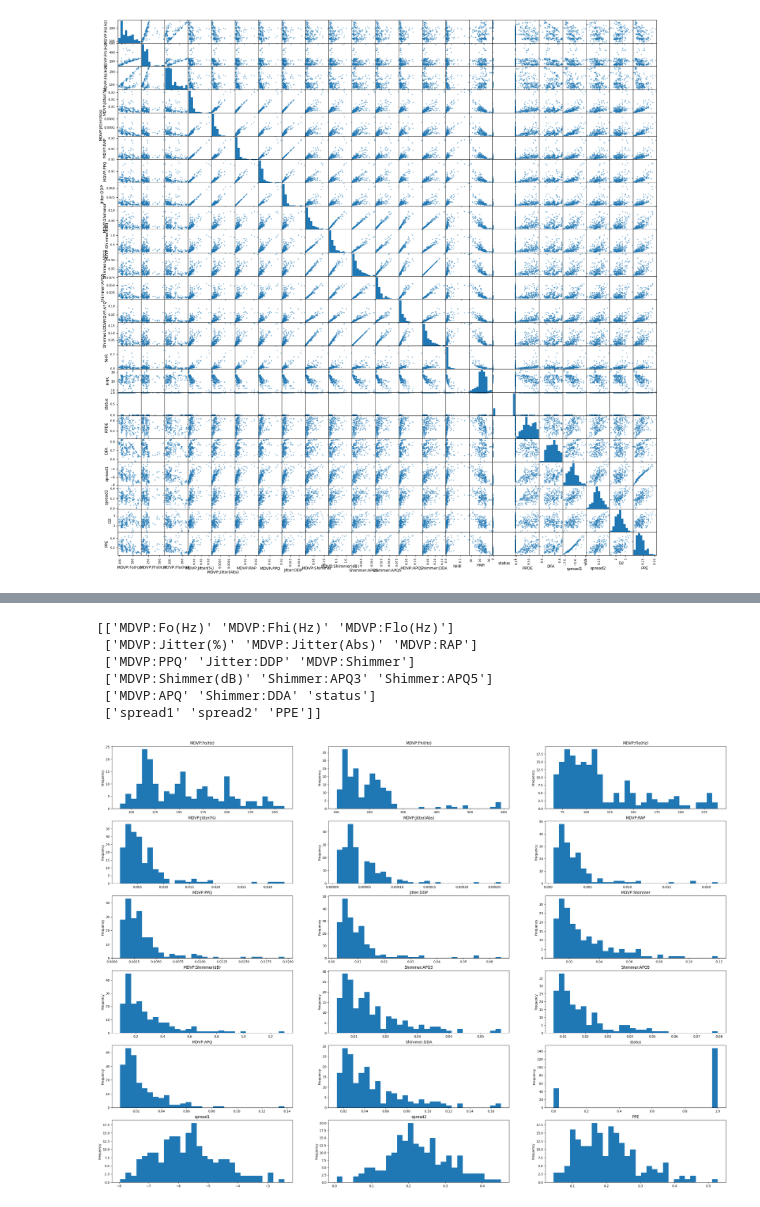
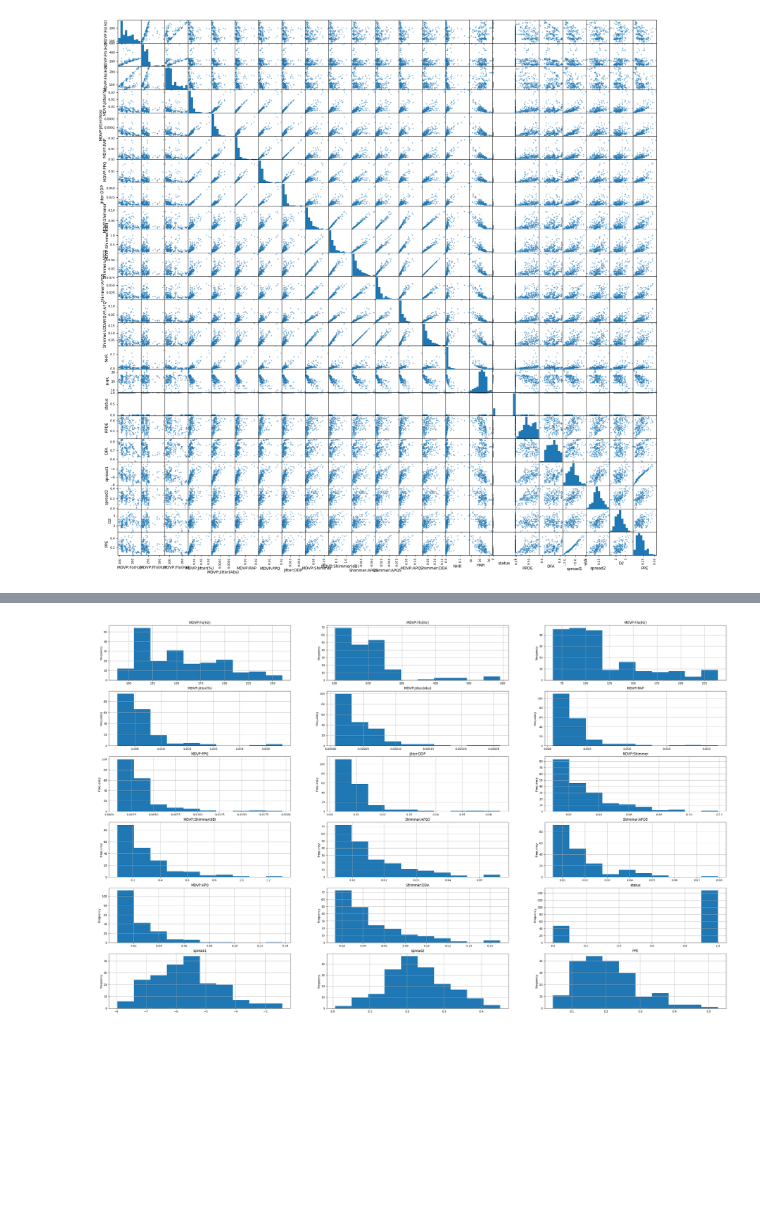
Before and after one commit to auverngo110/Parkinson-Disease, a Jupyter notebook: Data_explore.ipynb, the cells around one changed output, grey strips where cells are left out. Cells and saved outputs as stored; diff of their text form; code cells hidden in the pictures; blank space fills up the shorter version.

```diff
--- a/Data_explore.ipynb
+++ b/Data_explore.ipynb
@@ -191,19 +191,13 @@ Data columns (total 18 columns):
 dtypes: float64(17), int64(1)
 memory usage: 27.5 KB
 # %%
-fig, ax = plt.subplots(6, 3, figsize=(35,25))
-ndarray_disease_features = df_parkinson_n.columns.values.reshape(6, 3)
-print(ndarray_disease_features )
-for i in range(6):
-    for j in range(3):
-        str_feature = ndarray_disease_features [i, j]
-        df_parkinson_n[str_feature].plot(kind="hist", bins=30, ax=ax[i, j])
-        ax[i, j].set(title=str_feature)
+import matplotlib.pyplot as plt
+features = list(df_parkinson_n.columns)
+plt.figure(figsize=(40,25))
+for i in range(18):
+    plt.subplot(6, 3, i+1)
+    plt.title(features[i])
+    plt.ylabel('Frequency')
+    df_parkinson_n[features[i]].hist()
 # %% [output]
-[['MDVP:Fo(Hz)' 'MDVP:Fhi(Hz)' 'MDVP:Flo(Hz)']
- ['MDVP:Jitter(%)' 'MDVP:Jitter(Abs)' 'MDVP:RAP']
- ['MDVP:PPQ' 'Jitter:DDP' 'MDVP:Shimmer']
- ['MDVP:Shimmer(dB)' 'Shimmer:APQ3' 'Shimmer:APQ5']
- ['MDVP:APQ' 'Shimmer:DDA' 'status']
- ['spread1' 'spread2' 'PPE']]
-[figure, old version]
+[figure, new version]
```
Also changed, not shown: parts of 1 cell of this notebook, 1 other file.
